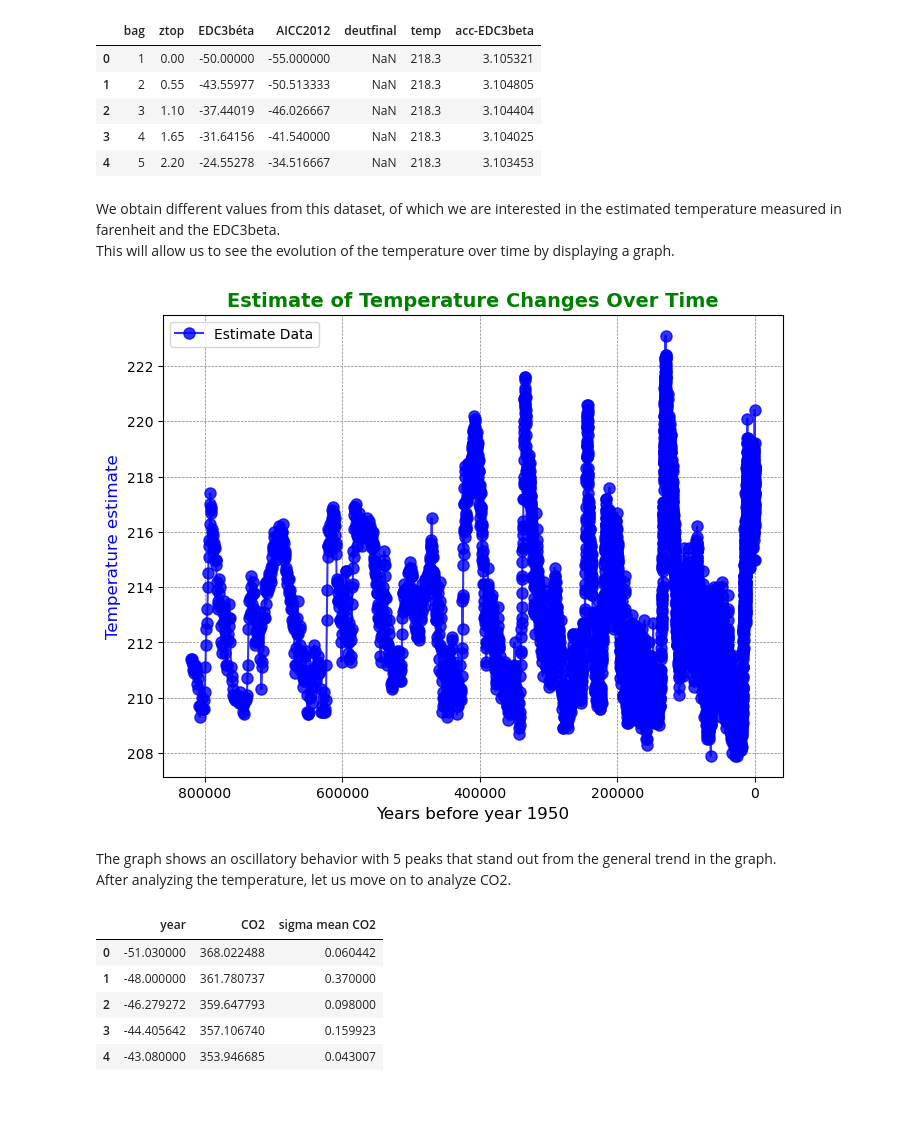
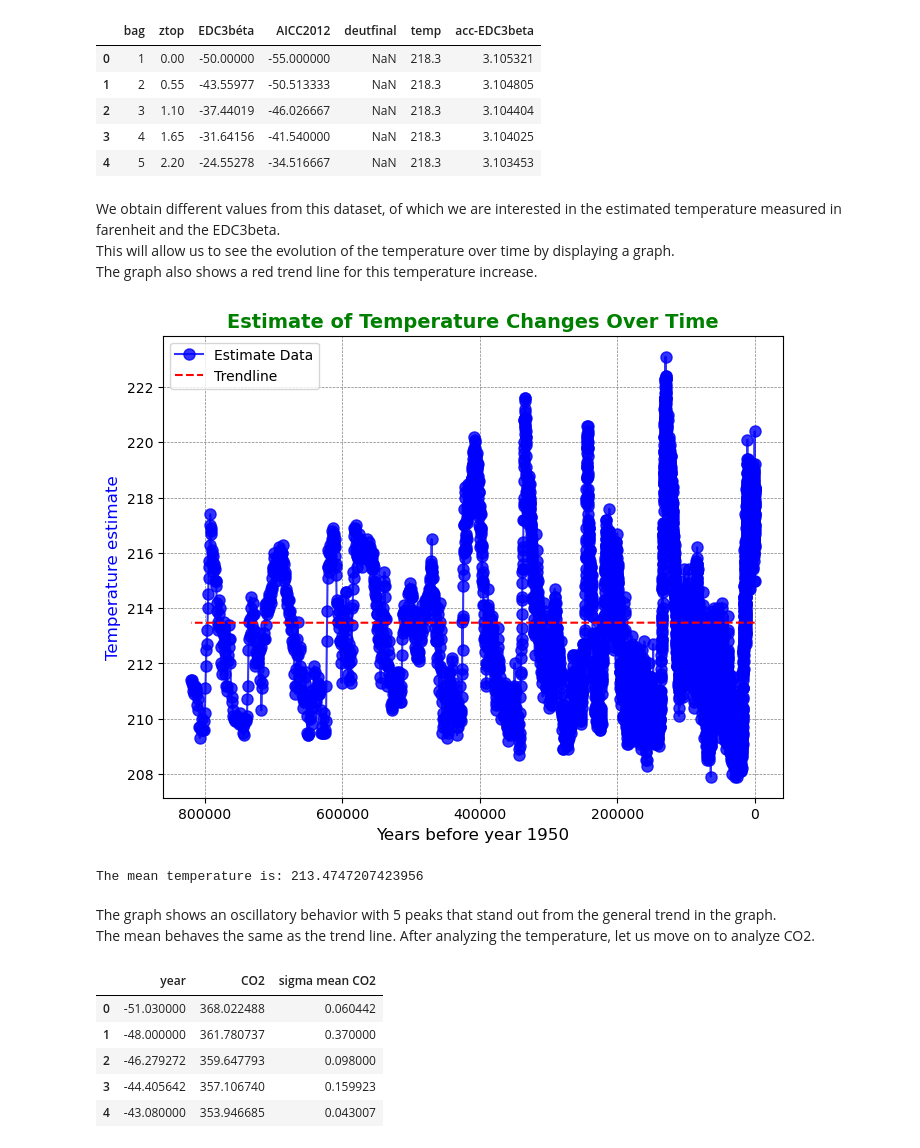
Before and after one commit to jalaca91/project2-programming-data-analysis, a Jupyter notebook: project.ipynb, the cells around one changed output. Cells and saved outputs as stored; diff of their text form; code cells hidden in the pictures; blank space fills up the shorter version.

Commit message:
trend lines + new db Nasa plots + predict co2 temp update + update ref

```diff
--- a/project.ipynb
+++ b/project.ipynb
@@ -131,24 +133,40 @@ temp_df.head()
 # %% [markdown]
 We obtain different values from this dataset, of which we are interested in the estimated temperature measured in farenheit and the EDC3beta.
 This will allow us to see the evolution of the temperature over time by displaying a graph.
+The graph also shows a red trend line for this temperature increase.
 # %%
 # Extracting column 3 (EDC3 age scale) and column 5 (Temperature estimate)
 edc3_age = temp_df["EDC3béta"]
 temp_estimate = temp_df["temp"]
+# %%
+# Fitting a trend line [6]
+coefficients = np.polyfit(edc3_age, temp_estimate, 1)
+trendline = np.polyval(coefficients, edc3_age)
 # %%
+# Plot with data and trendline
 plt.figure(figsize=(8, 6))
 plt.plot(edc3_age, temp_estimate, marker="o", linestyle="-", color="blue", markersize=8, label="Estimate Data", alpha=0.8)
+plt.plot(edc3_age, trendline, color='red', linestyle='--', label='Trendline')
 plt.xlabel("Years before year 1950", fontsize=12,)
 plt.ylabel("Temperature estimate", fontsize=12, color="blue")
 plt.title("Estimate of Temperature Changes Over Time", fontweight="bold", fontsize=14, color="green")
 plt.grid(True, linestyle="--", linewidth=0.5, color="gray")
 plt.legend()
-plt.gca().invert_xaxis() # Invert the x axis
+plt.gca().invert_xaxis() # Invert the x axis [7]
 plt.show()
 # %% [output]
-[figure, old version]
+[figure, new version]
+# %%
+# Calculate the mean temperature
+temp_mean = temp_df["temp"].mean()
+
+# Display the mean temperature
+print("The mean temperature is:", temp_mean)
+# %% [output]
+The mean temperature is: 213.4747207423956
 # %% [markdown]
 The graph shows an oscillatory behavior with 5 peaks that stand out from the general trend in the graph.
+The mean behaves the same as the trend line.
 After analyzing the temperature, let us move on to analyze CO2.
 # %%
 # Read data from CO2 data from IPCC Report
```
Also changed, not shown: parts of 27 cells of this notebook.
